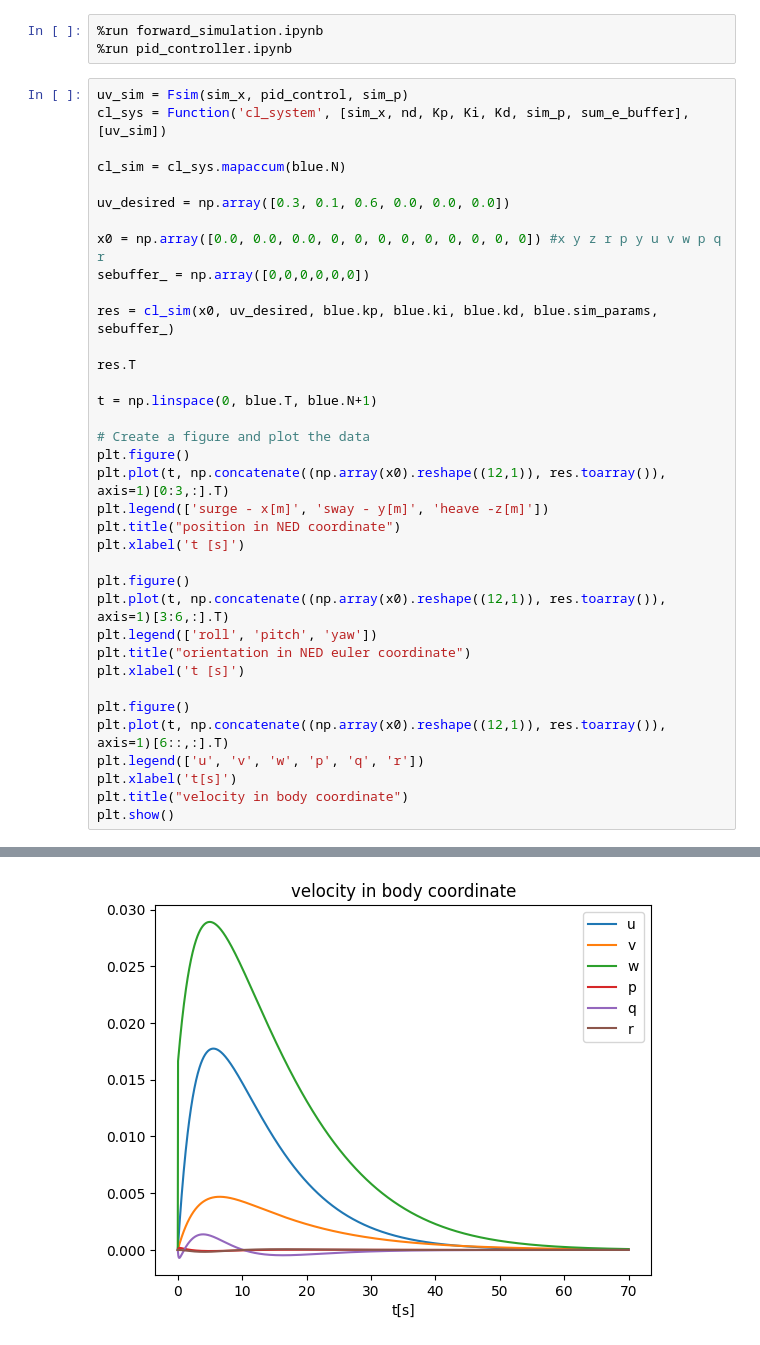
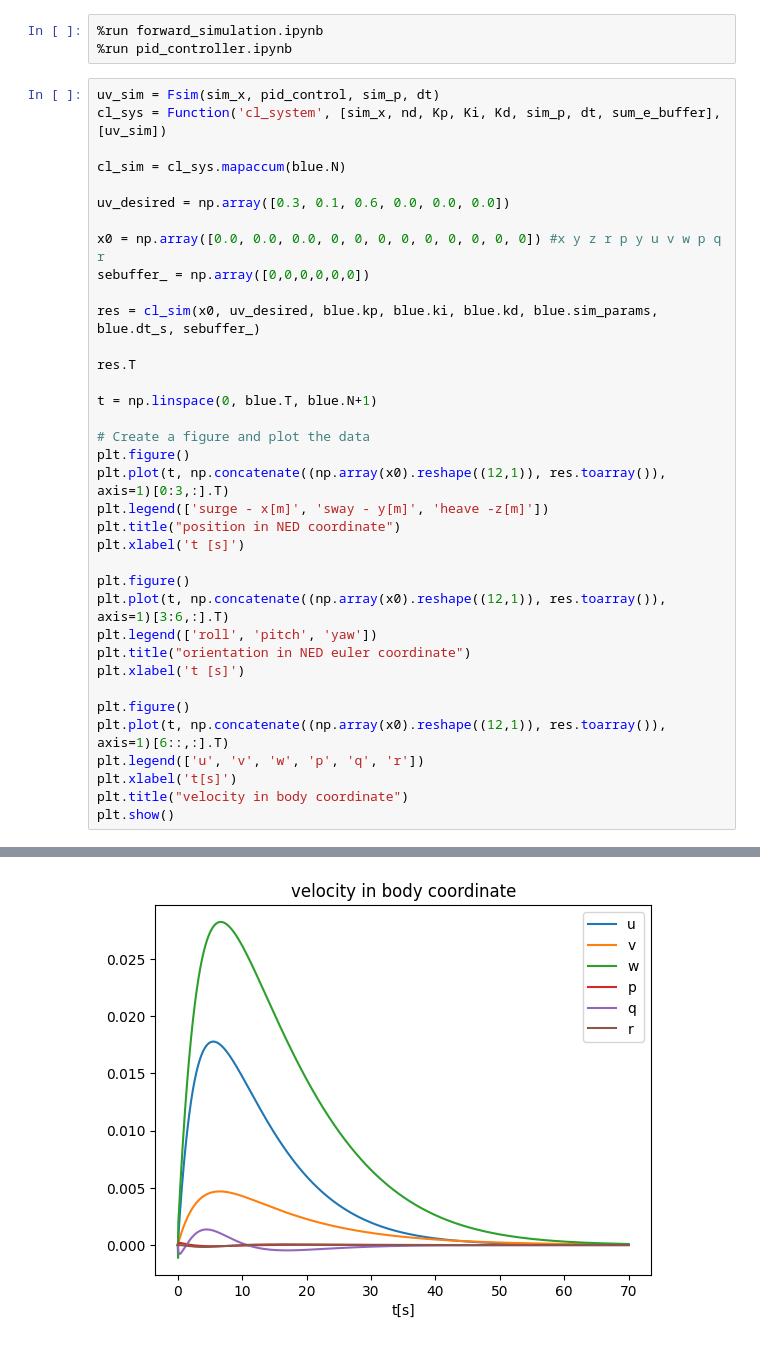
Before and after one commit to edxmorgan/diff_uv, a Jupyter notebook: usage/pid_closed_loop_system.ipynb, the cells around one changed output, grey strips where cells are left out. Drawn from its saved outputs; the diff is of its cells as text.

Commit message:
dt as standalone parameter

```diff
--- a/usage/pid_closed_loop_system.ipynb
+++ b/usage/pid_closed_loop_system.ipynb
@@ -2,8 +2,8 @@
 %run forward_simulation.ipynb
 %run pid_controller.ipynb
 # %%
-uv_sim = Fsim(sim_x, pid_control, sim_p)
-cl_sys = Function('cl_system', [sim_x, nd, Kp, Ki, Kd, sim_p, sum_e_buffer], [uv_sim])
+uv_sim = Fsim(sim_x, pid_control, sim_p, dt)
+cl_sys = Function('cl_system', [sim_x, nd, Kp, Ki, Kd, sim_p, dt, sum_e_buffer], [uv_sim])
 
 cl_sim = cl_sys.mapaccum(blue.N)
 
@@ -12,7 +12,7 @@ uv_desired = np.array([0.3, 0.1, 0.6, 0.0, 0.0, 0.0])
 x0 = np.array([0.0, 0.0, 0.0, 0, 0, 0, 0, 0, 0, 0, 0, 0]) #x y z r p y u v w p q r
 sebuffer_ = np.array([0,0,0,0,0,0])
 
-res = cl_sim(x0, uv_desired, blue.kp, blue.ki, blue.kd, blue.sim_params, sebuffer_)
+res = cl_sim(x0, uv_desired, blue.kp, blue.ki, blue.kd, blue.sim_params, blue.dt_s, sebuffer_)
 
 res.T
 
@@ -43 +43 @@ plt.show()
-[figure, old version]
+[figure, new version]
```
Also changed, not shown: parts of 1 cell of this notebook, 9 other files.
